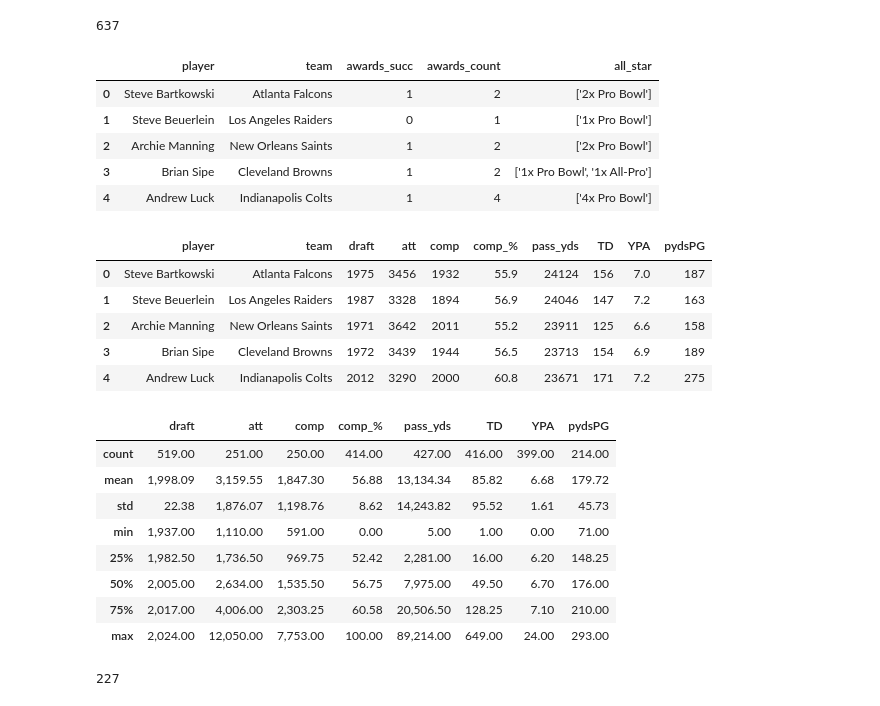
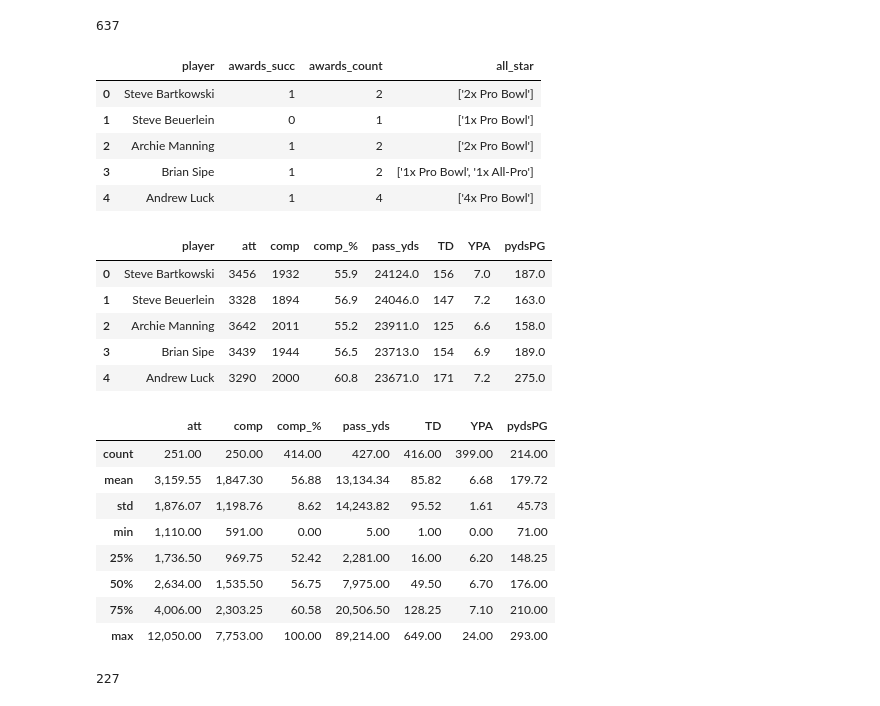
Before and after one commit to willablackmon/nfl_quarterback_draft, a Jupyter notebook: Data_Cleaning/nfl_success_labels.ipynb, the cells around one changed output. Saved outputs shown, nothing was run; the diff lists cells and outputs as text; code cells hidden in the pictures.

```diff
--- a/Data_Cleaning/nfl_success_labels.ipynb
+++ b/Data_Cleaning/nfl_success_labels.ipynb
@@ -58,15 +83,11 @@ to_do:
 # %%
-import pandas as pd
 
-# <NA> used by INT64, vs. NaN
-as_int = ['draft', 'rd', 'pick','yrs_play','games', 'hof', 'SBs',
-       'att', 'comp', 'pass_yds', 'TD', 'pydsPG', 'int',
+# reimport, applying type Int64 to applicable columns. Note <NA> used by INT64, vs. NaN
+float_to_int = ['draft_yr', 'rd', 'pick','yrs_play','games', 'hof_yr','hof_yes', 'SBs',
+       'att', 'comp', 'TD', 'int',
        'sacks', 'pick_6', 'GWD', '4QC','wt','wins', 'loss']
 
-file_in = "../Data_Final/nfl_merged.csv"
-
-dtype_dict = {col:'Int64' for col in as_int}
-
+dtype_dict = {col:'Int64' for col in float_to_int}
 df = pd.read_csv(file_in, dtype=dtype_dict)
 
 col_count = len(df.columns)
@@ -167,15 +175,0 @@ Name: count, dtype: Int64
-# %%
-#  5564 are active players, set to 0
-cleaning_df['hof'].replace(5564, 0, inplace=True)
-
-hof_dict = {'Bob Waterfield': 1965,
-'Arnie Herber' : 1966,
-'Benny Friedman': 2005,
-'Ace Parker': 1972,
-'Joe Montana': 2000,
-'Jim Kelly': 2002
-}
-
-# Update the 'hof' column based on the dictionary
-cleaning_df['hof'] = cleaning_df['player'].map(hof_dict).fillna(cleaning_df['hof'])
-cleaning_df['hof'].value_counts()
@@ -200,9 +176,9 @@ Name: count, dtype: Int64
 # %%
-# if there is a numberical value (year between 1950 and 2026) in the hof column, put a 1 in new hof_succ column in the cleaning_df dataframe
+# if there is a numerical value (year between 1950 and 2026) in the hof column, put a 1 in new hof_succ column in the cleaning_df dataframe
 
 # Create the 'hof_succ' column based on the condition
-cleaning_df['hof_succ'] = cleaning_df['hof'].apply(lambda x: 1 if pd.notna(x) and 1950 <= x <= 2026 else 0)
+cleaning_df['hof_succ'] = cleaning_df['hof_yr'].apply(lambda x: 1 if pd.notna(x) and 1950 <= x <= 2026 else 0)
 
 # Display the first few rows to verify the changes
-display(cleaning_df[['player', 'team', 'draft','hof_succ', 'hof']].head())
+display(cleaning_df[['player', 'team_names', 'draft_yr','hof_succ', 'hof_yes', 'hof_yr']].head())
 # %% [output]
@@ -269,43 +250,42 @@ display(len(cleaning_df))
 # %% [output]
 637
 # %%
-
-display(cleaning_df[['player', 'team', 'awards_succ', 'awards_count', 'all_star']].head())
+display(cleaning_df[['player',  'awards_succ', 'awards_count', 'all_star']].head())
 # %% [output]
-|  | player | team | awards_succ | awards_count | all_star |
-| 0 | Steve Bartkowski | Atlanta Falcons | 1 | 2 | ['2x Pro Bowl'] |
-| 1 | Steve Beuerlein | Los Angeles Raiders | 0 | 1 | ['1x Pro Bowl'] |
-| 2 | Archie Manning | New Orleans Saints | 1 | 2 | ['2x Pro Bowl'] |
-| 3 | Brian Sipe | Cleveland Browns | 1 | 2 | ['1x Pro Bowl', '1x All-Pro'] |
-| 4 | Andrew Luck | Indianapolis Colts | 1 | 4 | ['4x Pro Bowl'] |
+|  | player | awards_succ | awards_count | all_star |
+| 0 | Steve Bartkowski | 1 | 2 | ['2x Pro Bowl'] |
+| 1 | Steve Beuerlein | 0 | 1 | ['1x Pro Bowl'] |
+| 2 | Archie Manning | 1 | 2 | ['2x Pro Bowl'] |
+| 3 | Brian Sipe | 1 | 2 | ['1x Pro Bowl', '1x All-Pro'] |
+| 4 | Andrew Luck | 1 | 4 | ['4x Pro Bowl'] |
 # %%
 #  view smaller DataFrame for statistical success; look at averages, mean, etc.
 
 # **stats_succ:** Statistical Success (passing_yards > 15,000, touchdown_passes > 50....)
 #       'comp', 'comp_%', 'pass_yds', 'TD', 'YPA', 'pydsPG',
 
-stats_cols = ['player', 'team' , 'draft', 'att' ,'comp', 'comp_%', 'pass_yds', 'TD', 'YPA', 'pydsPG']
+stats_cols = ['player' , 'att' ,'comp', 'comp_%', 'pass_yds', 'TD', 'YPA', 'pydsPG']
 stats_df = cleaning_df[stats_cols]
 display(stats_df.head())
 
 num_cols = stats_df.select_dtypes(include='number').columns.tolist() #['comp', 'comp_%', 'pass_yds', 'TD', 'YPA', 'pydsPG']
 display(stats_df[num_cols].describe().style.format("{:,.2f}"))
 # %% [output]
-|  | player | team | draft | att | comp | comp_% | pass_yds | TD | YPA | pydsPG |
-| 0 | Steve Bartkowski | Atlanta Falcons | 1975 | 3456 | 1932 | 55.9 | 24124 | 156 | 7.0 | 187 |
-| 1 | Steve Beuerlein | Los Angeles Raiders | 1987 | 3328 | 1894 | 56.9 | 24046 | 147 | 7.2 | 163 |
-| 2 | Archie Manning | New Orleans Saints | 1971 | 3642 | 2011 | 55.2 | 23911 | 125 | 6.6 | 158 |
-| 3 | Brian Sipe | Cleveland Browns | 1972 | 3439 | 1944 | 56.5 | 23713 | 154 | 6.9 | 189 |
-| 4 | Andrew Luck | Indianapolis Colts | 2012 | 3290 | 2000 | 60.8 | 23671 | 171 | 7.2 | 275 |
+|  | player | att | comp | comp_% | pass_yds | TD | YPA | pydsPG |
+| 0 | Steve Bartkowski | 3456 | 1932 | 55.9 | 24124.0 | 156 | 7.0 | 187.0 |
+| 1 | Steve Beuerlein | 3328 | 1894 | 56.9 | 24046.0 | 147 | 7.2 | 163.0 |
+| 2 | Archie Manning | 3642 | 2011 | 55.2 | 23911.0 | 125 | 6.6 | 158.0 |
+| 3 | Brian Sipe | 3439 | 1944 | 56.5 | 23713.0 | 154 | 6.9 | 189.0 |
+| 4 | Andrew Luck | 3290 | 2000 | 60.8 | 23671.0 | 171 | 7.2 | 275.0 |
-|  | draft | att | comp | comp_% | pass_yds | TD | YPA | pydsPG |
-| count | 519.00 | 251.00 | 250.00 | 414.00 | 427.00 | 416.00 | 399.00 | 214.00 |
-| mean | 1,998.09 | 3,159.55 | 1,847.30 | 56.88 | 13,134.34 | 85.82 | 6.68 | 179.72 |
-| std | 22.38 | 1,876.07 | 1,198.76 | 8.62 | 14,243.82 | 95.52 | 1.61 | 45.73 |
-| min | 1,937.00 | 1,110.00 | 591.00 | 0.00 | 5.00 | 1.00 | 0.00 | 71.00 |
-| 25% | 1,982.50 | 1,736.50 | 969.75 | 52.42 | 2,281.00 | 16.00 | 6.20 | 148.25 |
-| 50% | 2,005.00 | 2,634.00 | 1,535.50 | 56.75 | 7,975.00 | 49.50 | 6.70 | 176.00 |
-| 75% | 2,017.00 | 4,006.00 | 2,303.25 | 60.58 | 20,506.50 | 128.25 | 7.10 | 210.00 |
-| max | 2,024.00 | 12,050.00 | 7,753.00 | 100.00 | 89,214.00 | 649.00 | 24.00 | 293.00 |
+|  | att | comp | comp_% | pass_yds | TD | YPA | pydsPG |
+| count | 251.00 | 250.00 | 414.00 | 427.00 | 416.00 | 399.00 | 214.00 |
+| mean | 3,159.55 | 1,847.30 | 56.88 | 13,134.34 | 85.82 | 6.68 | 179.72 |
+| std | 1,876.07 | 1,198.76 | 8.62 | 14,243.82 | 95.52 | 1.61 | 45.73 |
+| min | 1,110.00 | 591.00 | 0.00 | 5.00 | 1.00 | 0.00 | 71.00 |
+| 25% | 1,736.50 | 969.75 | 52.42 | 2,281.00 | 16.00 | 6.20 | 148.25 |
+| 50% | 2,634.00 | 1,535.50 | 56.75 | 7,975.00 | 49.50 | 6.70 | 176.00 |
+| 75% | 4,006.00 | 2,303.25 | 60.58 | 20,506.50 | 128.25 | 7.10 | 210.00 |
+| max | 12,050.00 | 7,753.00 | 100.00 | 89,214.00 | 649.00 | 24.00 | 293.00 |
 # %%
 # View a dataframe with the determined criteria.
 
```
Also changed, not shown: parts of 14 cells of this notebook, 15 other files.
